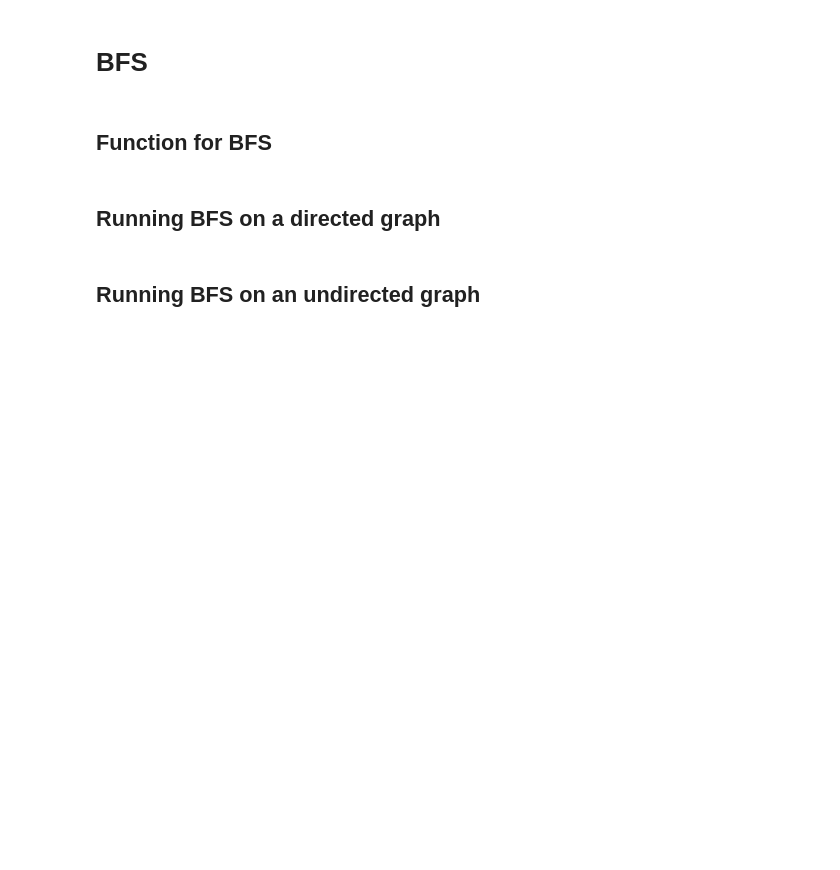
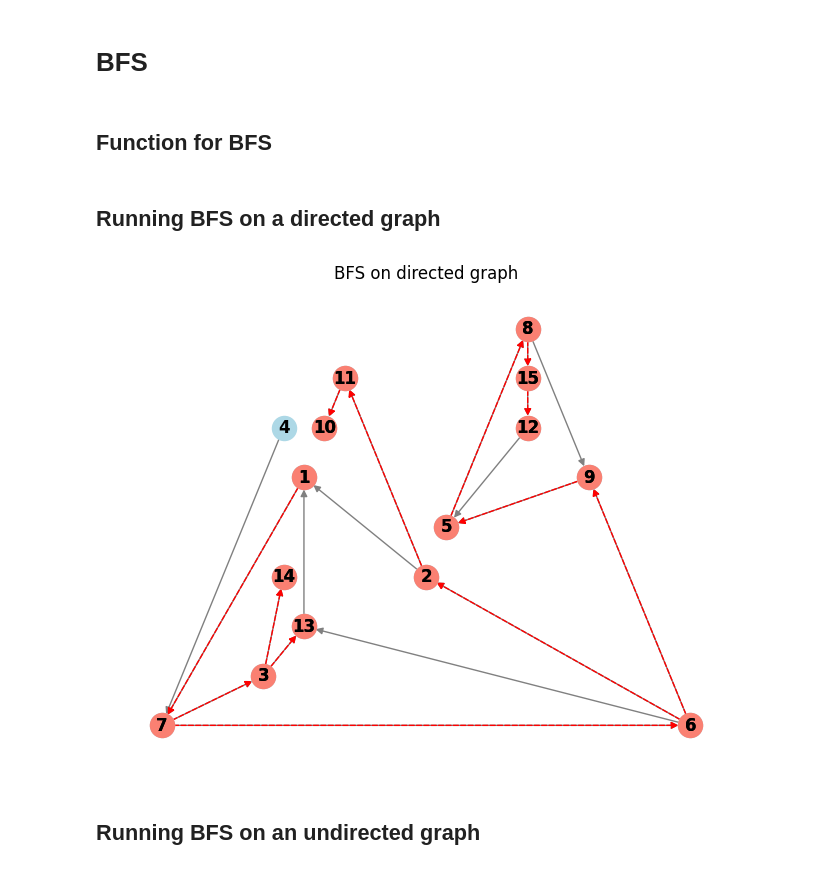
Before and after one commit to onaisali4952/Graph-Theory-Project-Semester-5, a Jupyter notebook: Project_problem_B.ipynb, the cells around one changed output. Drawn from its saved outputs; the diff is of its cells as text; code cells hidden in the pictures; blank space fills up the shorter version.

```diff
--- a/Project_problem_B.ipynb
+++ b/Project_problem_B.ipynb
@@ -109,28 +115,31 @@ def bfs_tree(graph, start):
 # %%
 # Creating a directed graph
 G = ntx.DiGraph()
 
 # Add nodes and edges to the graph
 G.add_edges_from([(3, 14), (3, 13), (7, 3), (13, 1), (6, 13), (7, 6),
                   (1, 7), (4, 7), (6, 9), (2, 1), (6, 2), (2, 11), (11, 10),
                   (9, 5), (12, 5), (8, 9), (5, 8), (8, 15), (15, 12)])
 
 # Set start node as wished and run BFS function to obtain the edge set for BFS tree
 start_node = 1
 bfs_tree_edges = bfs_tree(G, start_node)
 
 # Creating the BFS graph with obtained edge set
 bfs_tree_graph = ntx.DiGraph(list(bfs_tree_edges.keys()))
 
 # Planar layout used to create a graph that will easily convey information
 pos = ntx.planar_layout(G)
 
 # Both the original and DFS versions of the graph are displayed to show the
 # BFS tree in contrast to the original graph it was performed on
 ntx.draw(G, pos, with_labels=True, font_weight='bold', node_color='lightblue', edge_color='gray')
 ntx.draw(bfs_tree_graph, pos, with_labels=True, font_weight='bold', node_color='salmon', edge_color='red', style='dashed')
 
+plt.title("BFS on directed graph")
 plt.show()
+# %% [output]
+[figure, added]
 # %% [markdown]
 ## Running BFS on an undirected graph
 # %%
```
Also changed, not shown: parts of 10 cells of this notebook.
